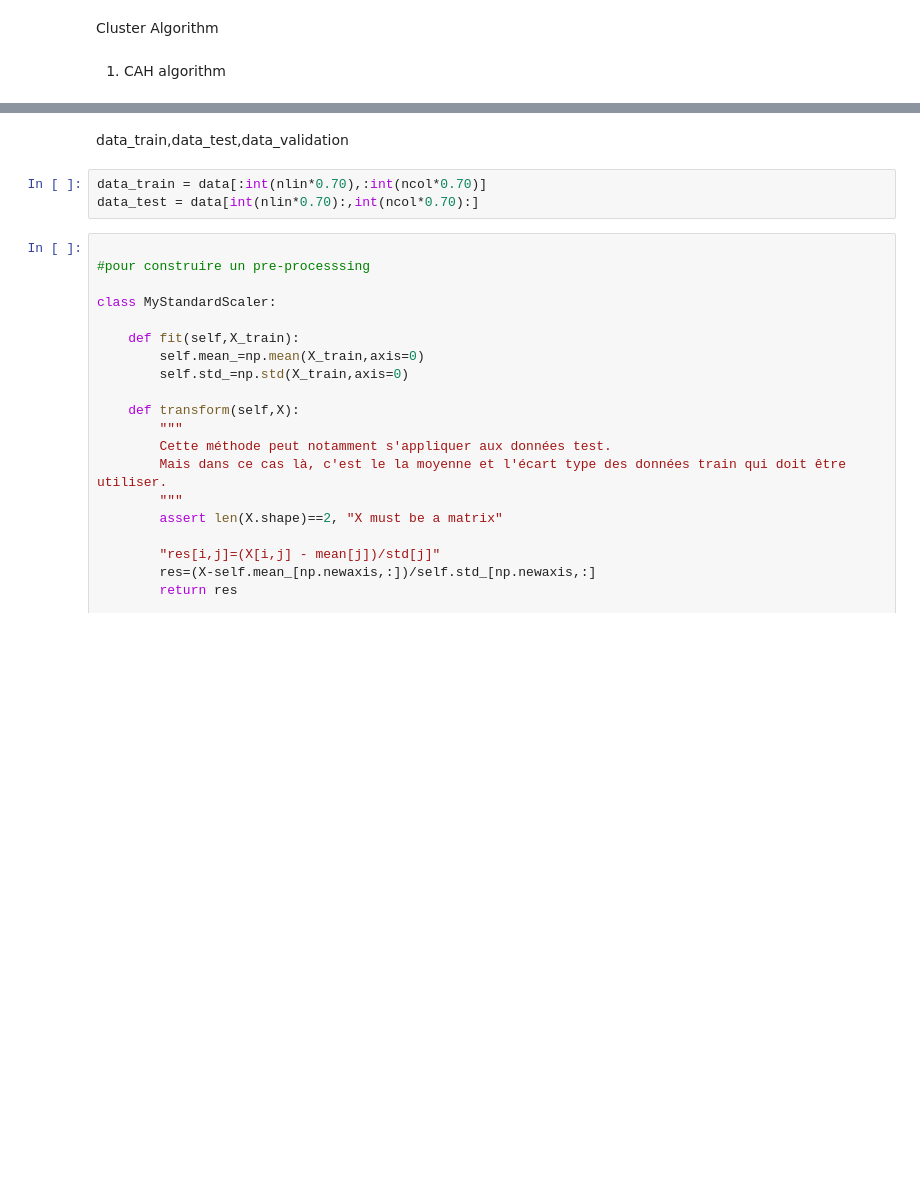
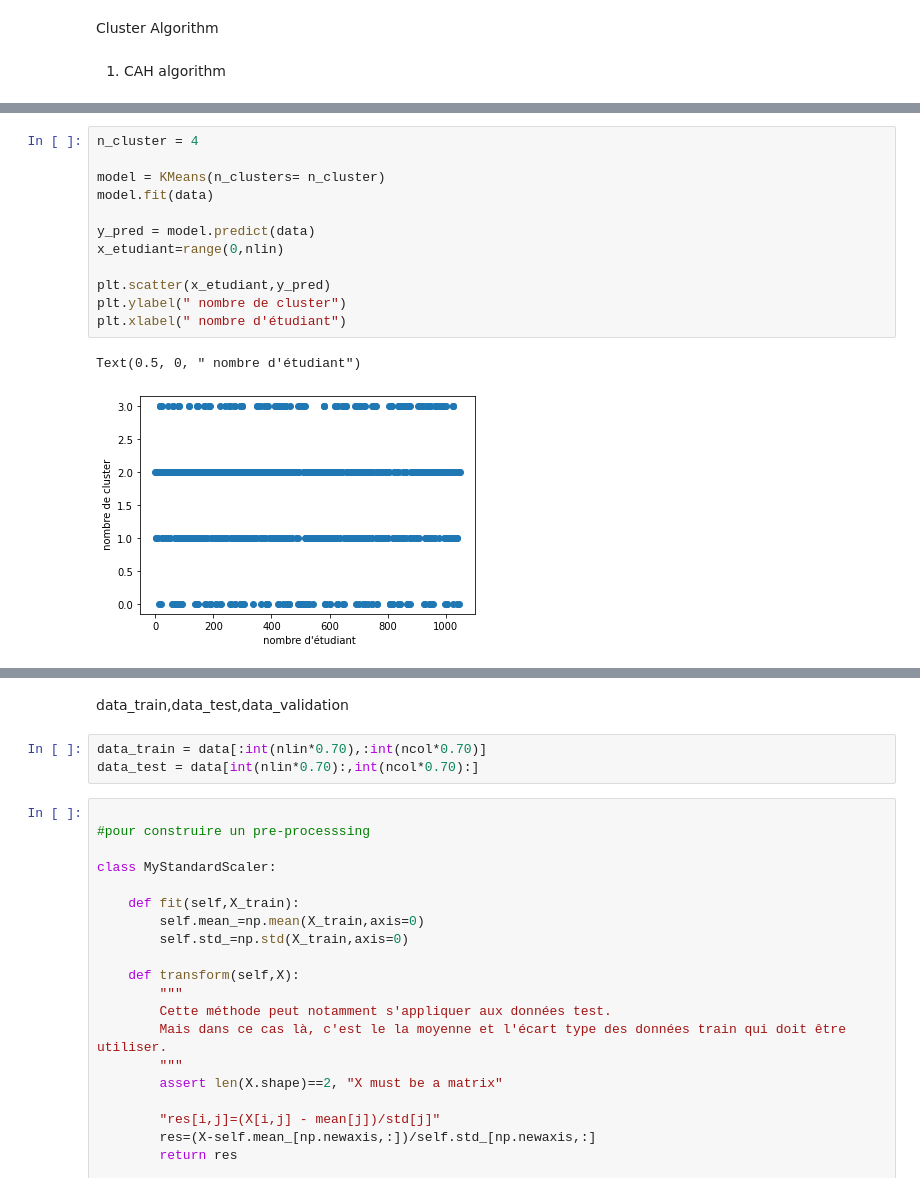
Before and after one commit to master-csmi/2022-m1-staps, a Jupyter notebook: data_motives/projet.ipynb, the cells around one changed output, grey strips where cells are left out. Saved outputs shown, nothing was run; the diff lists cells and outputs as text; blank space fills up the shorter version.

```diff
--- a/data_motives/projet.ipynb
+++ b/data_motives/projet.ipynb
@@ -72,0 +126,15 @@ data = data_tmp
+# %%
+n_cluster = 4
+
+model = KMeans(n_clusters= n_cluster)
+model.fit(data)
+
+y_pred = model.predict(data)
+x_etudiant=range(0,nlin)
+
+plt.scatter(x_etudiant,y_pred)
+plt.ylabel(" nombre de cluster")
+plt.xlabel(" nombre d'étudiant")
+# %% [output]
+Text(0.5, 0, " nombre d'étudiant")
+[figure, added]
```
Also changed, not shown: parts of 20 cells of this notebook.
